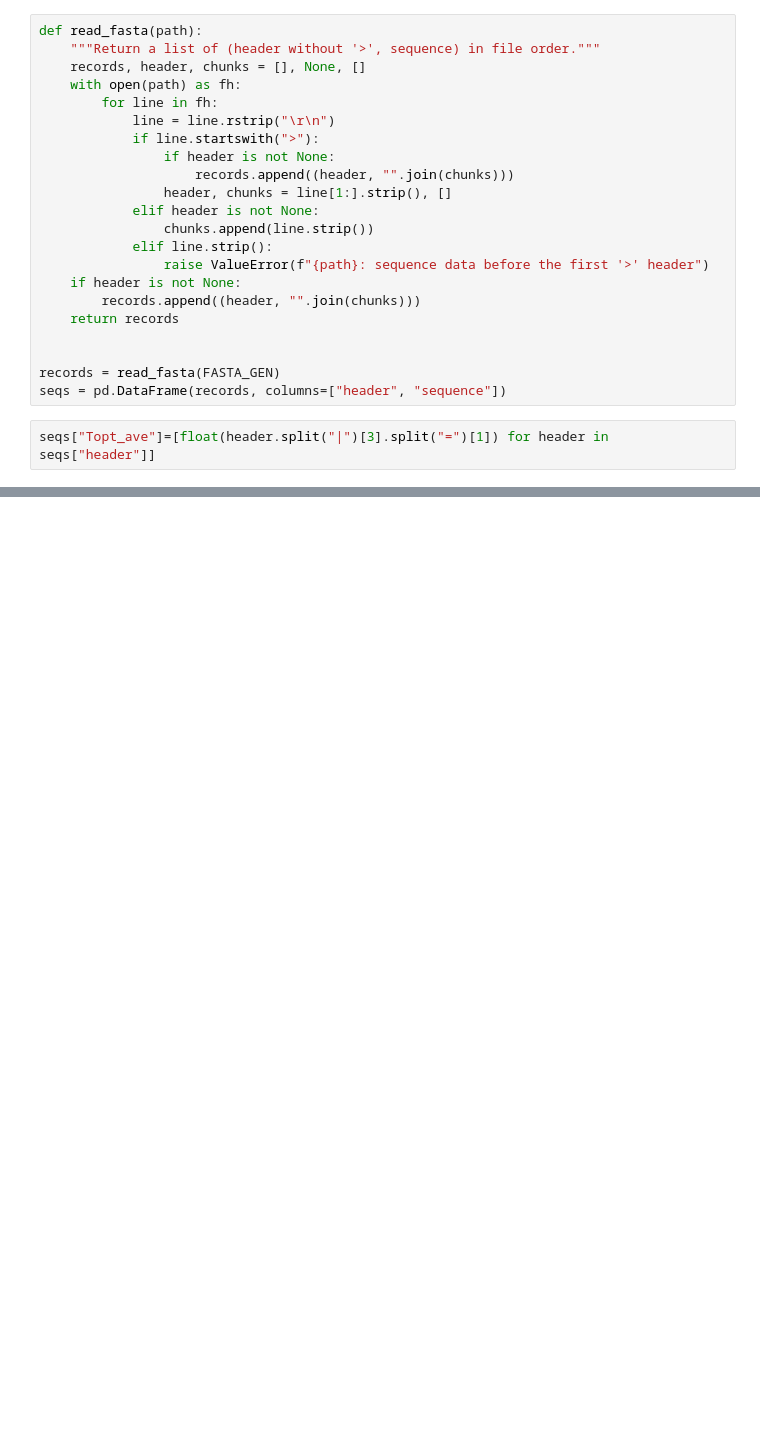
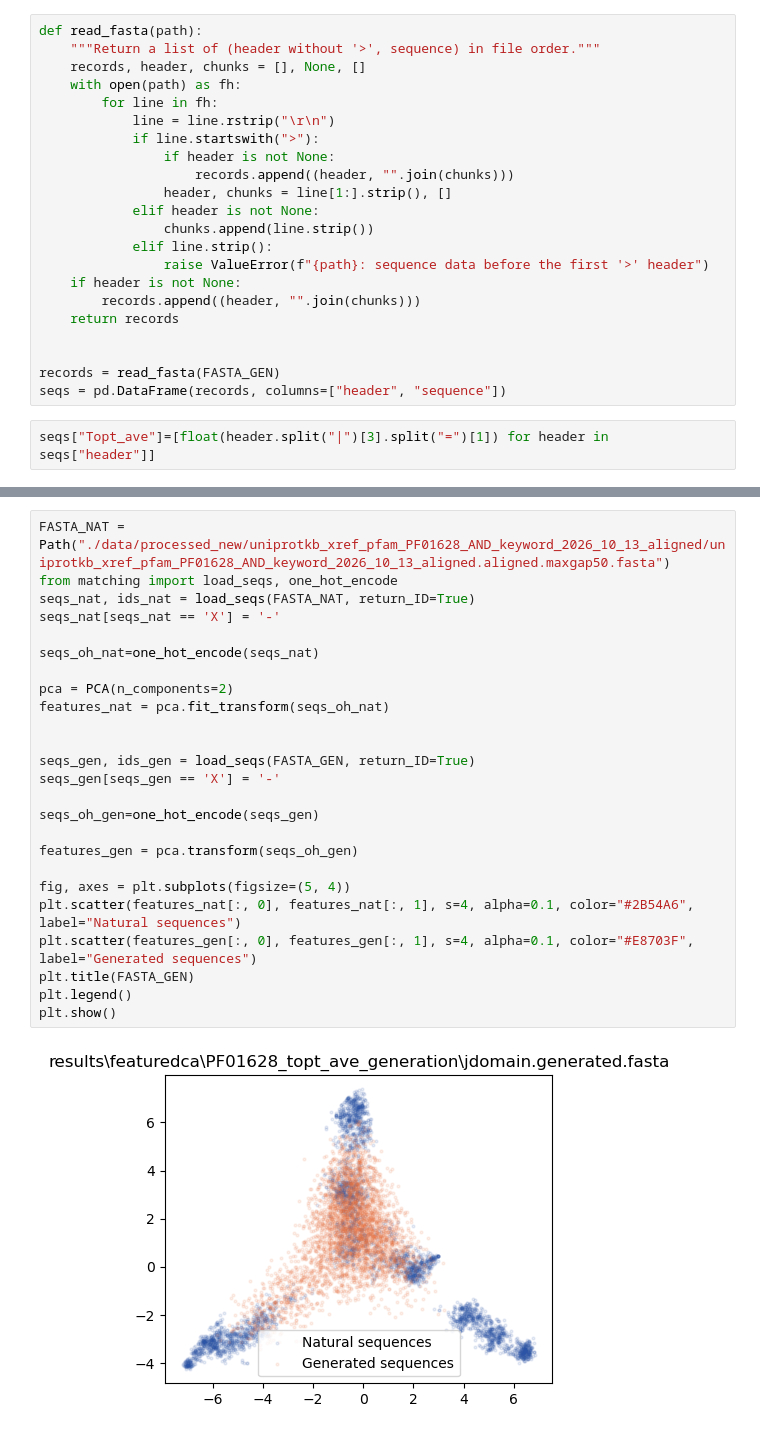
Before and after one commit to lisagennai/TemperatureDCA, a Jupyter notebook: check_gen_seqs_lisa.ipynb, the cells around one changed output, grey strips where cells are left out. Saved outputs shown, nothing was run; the diff lists cells and outputs as text; blank space fills up the shorter version.

```diff
--- a/check_gen_seqs_lisa.ipynb
+++ b/check_gen_seqs_lisa.ipynb
@@ -169,0 +115,27 @@ plt.show()
+# %%
+FASTA_NAT = Path("./data/processed_new/uniprotkb_xref_pfam_PF01628_AND_keyword_2026_10_13_aligned/uniprotkb_xref_pfam_PF01628_AND_keyword_2026_10_13_aligned.aligned.maxgap50.fasta")
+from matching import load_seqs, one_hot_encode
+seqs_nat, ids_nat = load_seqs(FASTA_NAT, return_ID=True)
+seqs_nat[seqs_nat == 'X'] = '-'
+
+seqs_oh_nat=one_hot_encode(seqs_nat)
+
+pca = PCA(n_components=2)
+features_nat = pca.fit_transform(seqs_oh_nat)
+
+
+seqs_gen, ids_gen = load_seqs(FASTA_GEN, return_ID=True)
+seqs_gen[seqs_gen == 'X'] = '-'
+
+seqs_oh_gen=one_hot_encode(seqs_gen)
+
+features_gen = pca.transform(seqs_oh_gen)
+
+fig, axes = plt.subplots(figsize=(5, 4))
+plt.scatter(features_nat[:, 0], features_nat[:, 1], s=4, alpha=0.1, color="#2B54A6", label="Natural sequences")
+plt.scatter(features_gen[:, 0], features_gen[:, 1], s=4, alpha=0.1, color="#E8703F", label="Generated sequences")
+plt.title(FASTA_GEN)
+plt.legend()
+plt.show()
+# %% [output]
+[figure, added]
```
Also changed, not shown: parts of 10 cells of this notebook, 12 other files.
